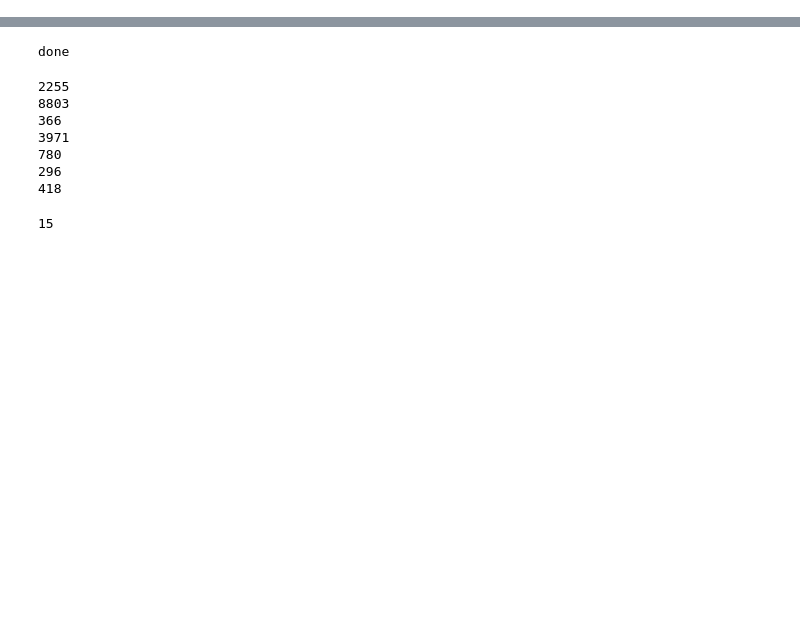
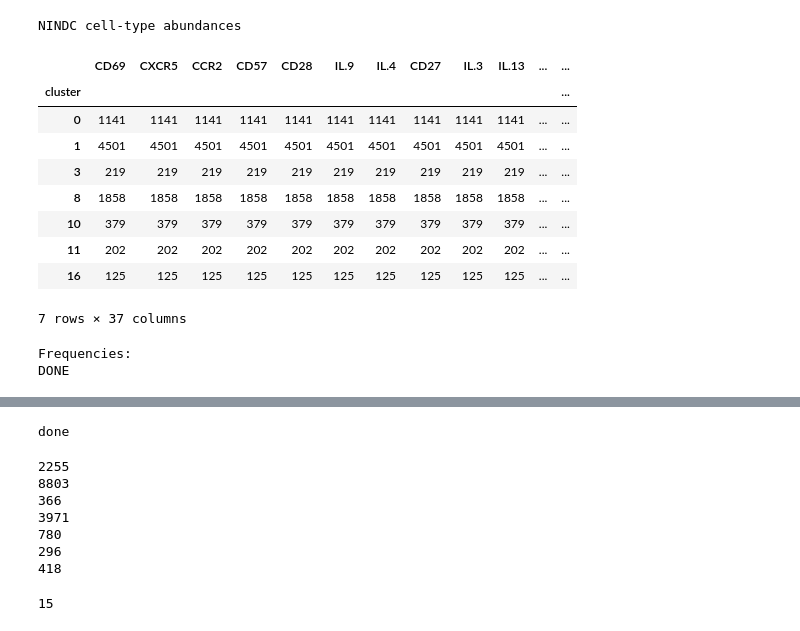
Before and after one commit to Irrelifant/CellCnn, a Jupyter notebook: cellCnn/ms/MS_celltypes.ipynb, the cells around one changed output, grey strips where cells are left out. Drawn from its saved outputs; the diff is of its cells as text; code cells hidden in the pictures; blank space fills up the shorter version.

```diff
--- a/cellCnn/ms/MS_celltypes.ipynb
+++ b/cellCnn/ms/MS_celltypes.ipynb
@@ -138,0 +92,28 @@ for idx, pheno in stack_idx_chunks:
+# %%
+print('NINDC cell-type abundances')
+nindc_df.groupby('cluster').count()
+# %% [output]
+NINDC cell-type abundances
+|  | CD69 | CXCR5 | CCR2 | CD57 | CD28 | IL.9 | IL.4 | CD27 | IL.3 | IL.13 | ... | ... |
+| cluster |  |  |  |  |  |  |  |  |  |  |  | ... |
+| 0 | 1141 | 1141 | 1141 | 1141 | 1141 | 1141 | 1141 | 1141 | 1141 | 1141 | ... | ... |
+| 1 | 4501 | 4501 | 4501 | 4501 | 4501 | 4501 | 4501 | 4501 | 4501 | 4501 | ... | ... |
+| 3 | 219 | 219 | 219 | 219 | 219 | 219 | 219 | 219 | 219 | 219 | ... | ... |
+| 8 | 1858 | 1858 | 1858 | 1858 | 1858 | 1858 | 1858 | 1858 | 1858 | 1858 | ... | ... |
+| 10 | 379 | 379 | 379 | 379 | 379 | 379 | 379 | 379 | 379 | 379 | ... | ... |
+| 11 | 202 | 202 | 202 | 202 | 202 | 202 | 202 | 202 | 202 | 202 | ... | ... |
+| 16 | 125 | 125 | 125 | 125 | 125 | 125 | 125 | 125 | 125 | 125 | ... | ... |
+7 rows × 37 columns
+# %%
+importlib.reload(cellCnn.ms.utils.helpers)
+from cellCnn.ms.utils.helpers import *
+
+#### here we could see freq differences across the 2 groups
+print('Frequencies: ')
+rrms_patients_freq = {id: calc_frequencies(patient_df, cluster_to_celltype_dict, return_list=True) for id, patient_df in rrms_patients2df.items()}
+nindc_patients_freq = {id: calc_frequencies(patient_df, cluster_to_celltype_dict, return_list=True) for id, patient_df in nindc_patients2df.items()}
+print('DONE')
+# we got 31 patients each
+# %% [output]
+Frequencies:
+DONE
```
Also changed, not shown: parts of 20 cells of this notebook, 2 other files.
